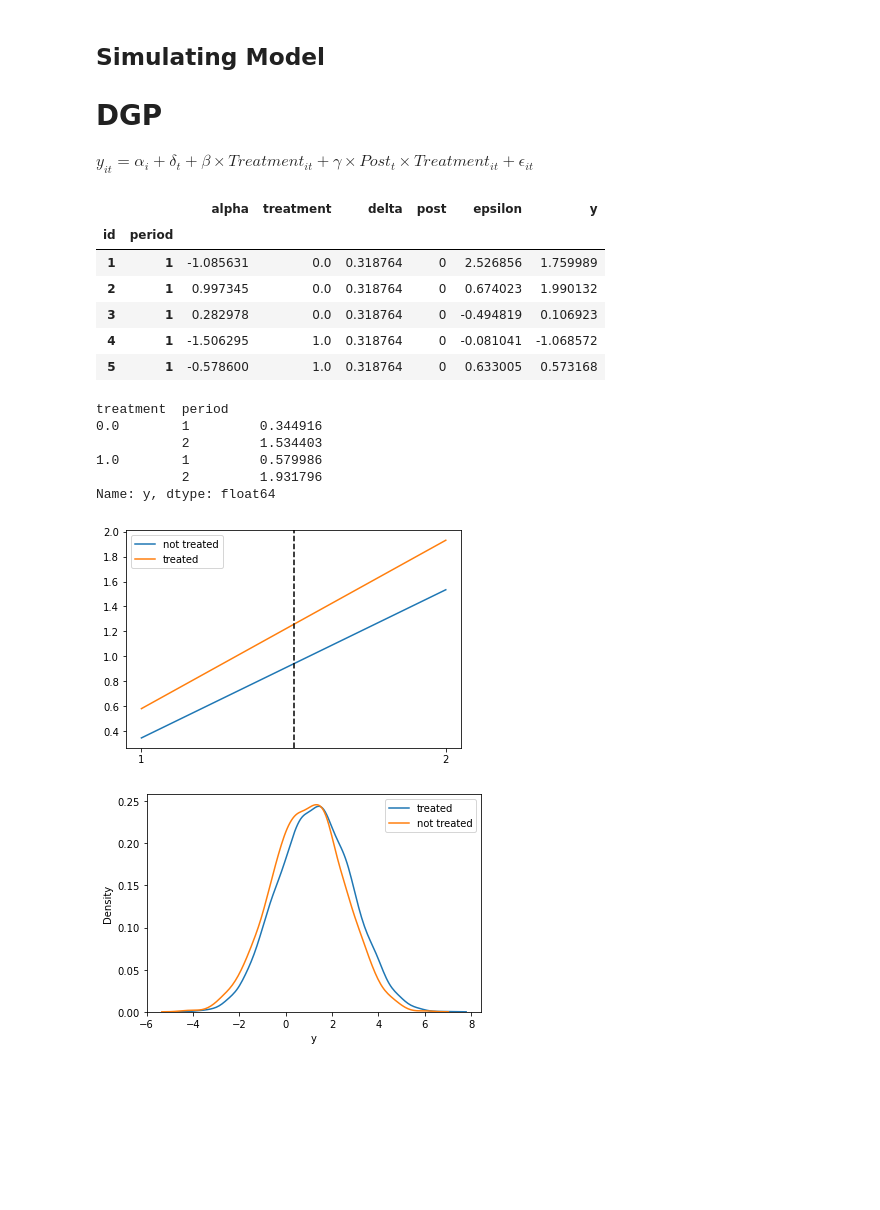
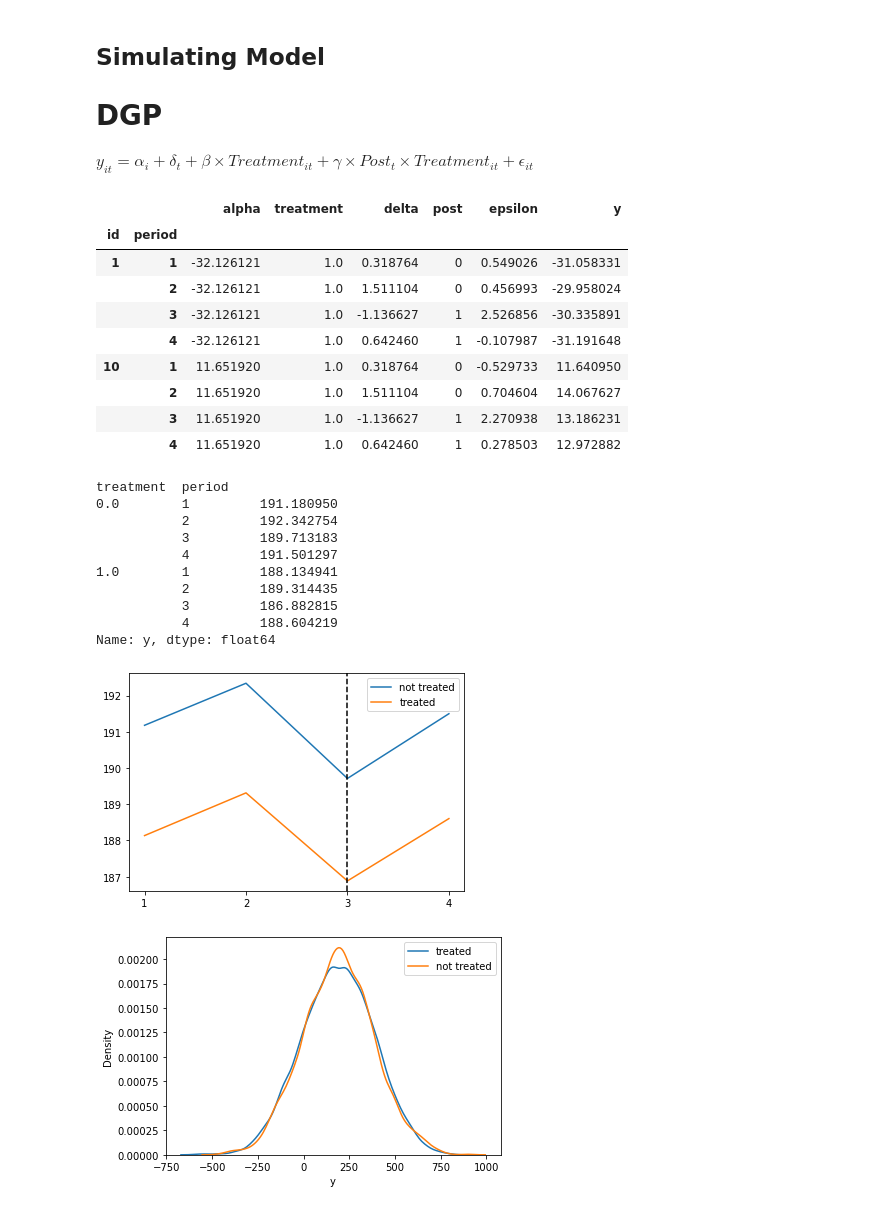
Before and after one commit to paulaleoni/LMCP, a Jupyter notebook: src/simulation.ipynb, the cells around one changed output. Saved outputs shown, nothing was run; the diff lists cells and outputs as text; code cells hidden in the pictures; blank space fills up the shorter version.

```diff
--- a/src/simulation.ipynb
+++ b/src/simulation.ipynb
@@ -13,13 +14,16 @@ from linearmodels import PanelOLS
 
 np.random.seed(123)
 # %%
-T = 2
+T = 4
 N = 5000
 
-event_period = 2
+event_period = 3
 
 # generate N random alphas
-alpha = np.random.randn(N) # from a standard normal
+mu = 185
+sigma = 200
+alpha = np.random.normal(loc = mu, scale = sigma, size=N) # from a standard normal
+# repeat alpha vector T times
 alphas = np.tile(alpha, T)
 
 # generate T random deltas
@@ -36,6 +40,7 @@ treatment_0 = np.zeros(half)
 treatment = np.append(treatment_0, treatment_1)
 np.random.shuffle(treatment)
 
+# repeat treatment vector T times
 treatments = np.tile(treatment, T)
 
 # create individual id's
@@ -44,46 +49,59 @@ ids = np.tile(ids, T)
 # %%
 # create a dataframe
 df = pd.DataFrame({'id':ids,'alpha':alphas,'treatment':treatments})
-period = [[x] * N for x in range(1,T+1)]
-df['period'] = np.array(period).reshape(N*T)
+period = [[x] * N for x in range(1,T+1)] # list of two lists
+df['period'] = np.array(period).reshape(N*T) # array with 2 rows and N columns -> reshape to get one vector with N 1's first and N 2's second, etc.
+# fill in delta depending on the period
 df['delta'] = df['period'].apply(lambda row: delta[row-1])
+# define post dummy
 df['post'] = df['period'].apply(lambda row: 1 if row >= event_period else 0)
+
+df['id'] = df['id'].astype(str)
 # %%
-# generate epsilon
-df['epsilon'] = 0 * df['alpha'] + 0 * df['treatment'] + np.random.randn(N *T)
-# calculate y : !!! I scale down the delta for a nicer graph
+# generate epsilon with possible correlation
+df['epsilon'] = 0 * df['alpha'] + 0 * df['delta'] + 0 * df['treatment'] + np.random.randn(N *T)
+# calculate y :
 df['y'] = df['alpha'] + df['delta'] + beta * df['treatment'] + gamma * df['treatment'] * df['post'] + df['epsilon']
-df.head()
+
+# show sorted df
+df.set_index(['id','period']).sort_values(['id','period']).head(T*2)
 # %% [output]
 |  |  | alpha | treatment | delta | post | epsilon | y |
 | id | period |  |  |  |  |  |  |
-| 1 | 1 | -1.085631 | 0.0 | 0.318764 | 0 | 2.526856 | 1.759989 |
-| 2 | 1 | 0.997345 | 0.0 | 0.318764 | 0 | 0.674023 | 1.990132 |
-| 3 | 1 | 0.282978 | 0.0 | 0.318764 | 0 | -0.494819 | 0.106923 |
-| 4 | 1 | -1.506295 | 1.0 | 0.318764 | 0 | -0.081041 | -1.068572 |
-| 5 | 1 | -0.578600 | 1.0 | 0.318764 | 0 | 0.633005 | 0.573168 |
+| 1 | 1 | -32.126121 | 1.0 | 0.318764 | 0 | 0.549026 | -31.058331 |
+|  | 2 | -32.126121 | 1.0 | 1.511104 | 0 | 0.456993 | -29.958024 |
+|  | 3 | -32.126121 | 1.0 | -1.136627 | 1 | 2.526856 | -30.335891 |
+|  | 4 | -32.126121 | 1.0 | 0.642460 | 1 | -0.107987 | -31.191648 |
+| 10 | 1 | 11.651920 | 1.0 | 0.318764 | 0 | -0.529733 | 11.640950 |
+|  | 2 | 11.651920 | 1.0 | 1.511104 | 0 | 0.704604 | 14.067627 |
+|  | 3 | 11.651920 | 1.0 | -1.136627 | 1 | 2.270938 | 13.186231 |
+|  | 4 | 11.651920 | 1.0 | 0.642460 | 1 | 0.278503 | 12.972882 |
 # %%
 tab = df.groupby(['treatment','period'])['y'].mean()
 tab
 # %% [output]
 treatment  period
-0.0        1         0.344916
-           2         1.534403
-1.0        1         0.579986
-           2         1.931796
+0.0        1         191.180950
+           2         192.342754
+           3         189.713183
+           4         191.501297
+1.0        1         188.134941
+           2         189.314435
+           3         186.882815
+           4         188.604219
 Name: y, dtype: float64
 # %%
 periods = [x for x in range(1,T+1)]
 
 fig, ax = plt.subplots()
 plt.plot(periods,[tab[0][p] for p in periods], label = 'not treated')
 plt.plot(periods,[tab[1][p] for p in periods], label = 'treated')
 plt.xticks(periods)
-plt.axvline(event_period - .5, linestyle='dashed', color='black')
+plt.axvline(event_period, linestyle='dashed', color='black')
 plt.legend()
 plt.show()
 # %% [output]
-[figure, old version]
+[figure, new version]
 # %%
 fig, ax = plt.subplots()
 sns.kdeplot(df[df.treatment == 1]['y'], ax = ax, label = 'treated')
@@ -91,6 +109,6 @@ sns.kdeplot(df[df.treatment == 0]['y'], ax = ax, label = 'not treated')
 plt.legend()
 plt.show()
 # %% [output]
-[figure, old version]
+[figure, new version]
 # %%
 # simple ols regression
```
Also changed, not shown: parts of 5 cells of this notebook.
